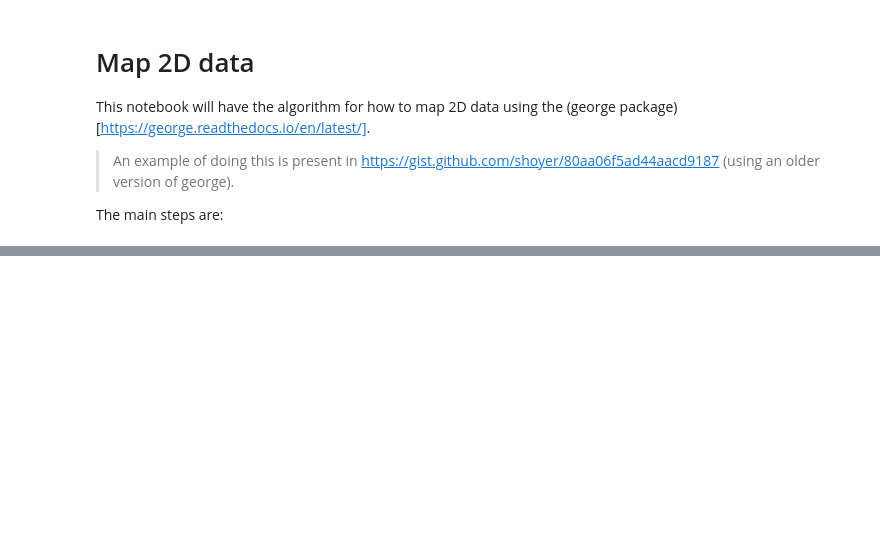
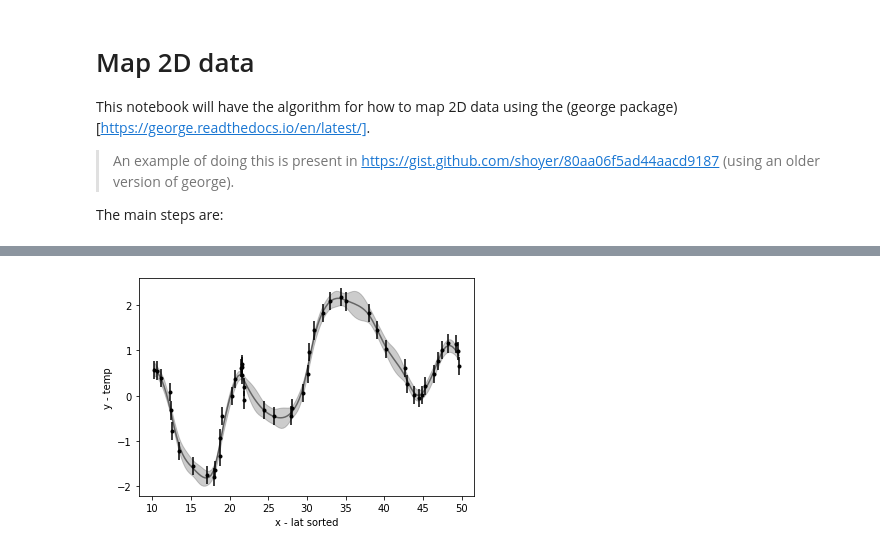
Before and after one commit to oceanhackweek/ohw20-proj-argo-mapping, a Jupyter notebook: notebook2-interpolate_2D_using_george-isabelle.ipynb, the cells around one changed output, grey strips where cells are left out. Drawn from its saved outputs; the diff is of its cells as text; code cells hidden in the pictures; blank space fills up the shorter version.

```diff
--- a/notebook2-interpolate_2D_using_george-isabelle.ipynb
+++ b/notebook2-interpolate_2D_using_george-isabelle.ipynb
@@ -17,0 +140,5 @@ The main steps are:
+# %%
+#kernel = np.var(y) * kernels.ExpSquaredKernel(0.5)
+
+gp = george.GP(kernel)
+gp.compute(np.atleast_2d(x).T, yerr)
@@ -17,0 +149,2 @@ The main steps are:
+# %%
+x_pred = np.array([np.linspace(70,80,150),np.linspace(10,40,150)])
@@ -17,0 +153,3 @@ The main steps are:
+# %%
+#x_pred = [np.linspace(70,80,150),np.linspace(10,40,150)]
+pred, pred_var = gp.predict(y, x_pred.T, return_var=True)
@@ -17,0 +159,12 @@ The main steps are:
+# %%
+plt.fill_between(x_pred, pred - np.sqrt(pred_var), pred + np.sqrt(pred_var),
+                color="k", alpha=0.2)
+plt.plot(x_pred, pred, "k", lw=1.5, alpha=0.5)
+plt.errorbar(x1, y, yerr=yerr, fmt=".k", capsize=0)
+#pl.plot(x_pred, np.sin(x_pred), "--g")
+#pl.xlim(0, 10)
+#pl.ylim(-1.45, 1.45)
+plt.xlabel("x - lat sorted")
+plt.ylabel("y - temp");
+# %% [output]
+[figure, added]
```
Also changed, not shown: parts of 30 cells of this notebook.
